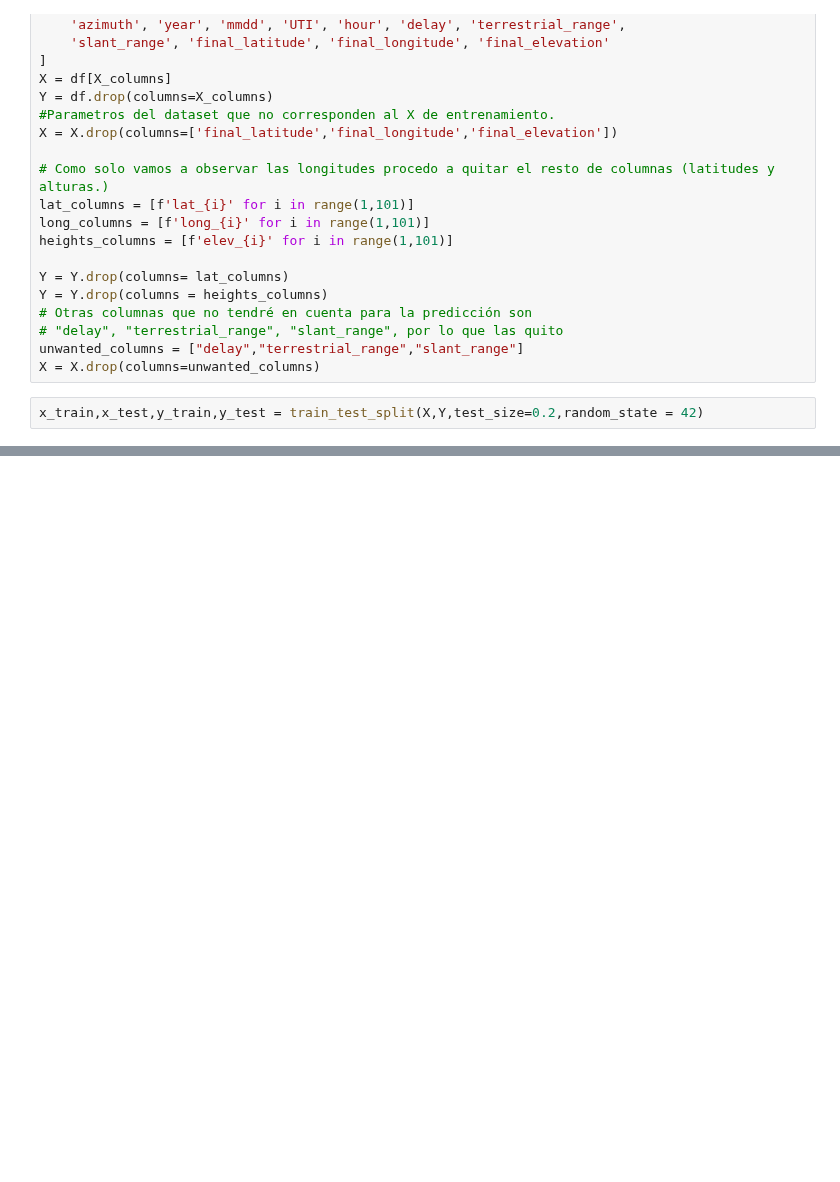
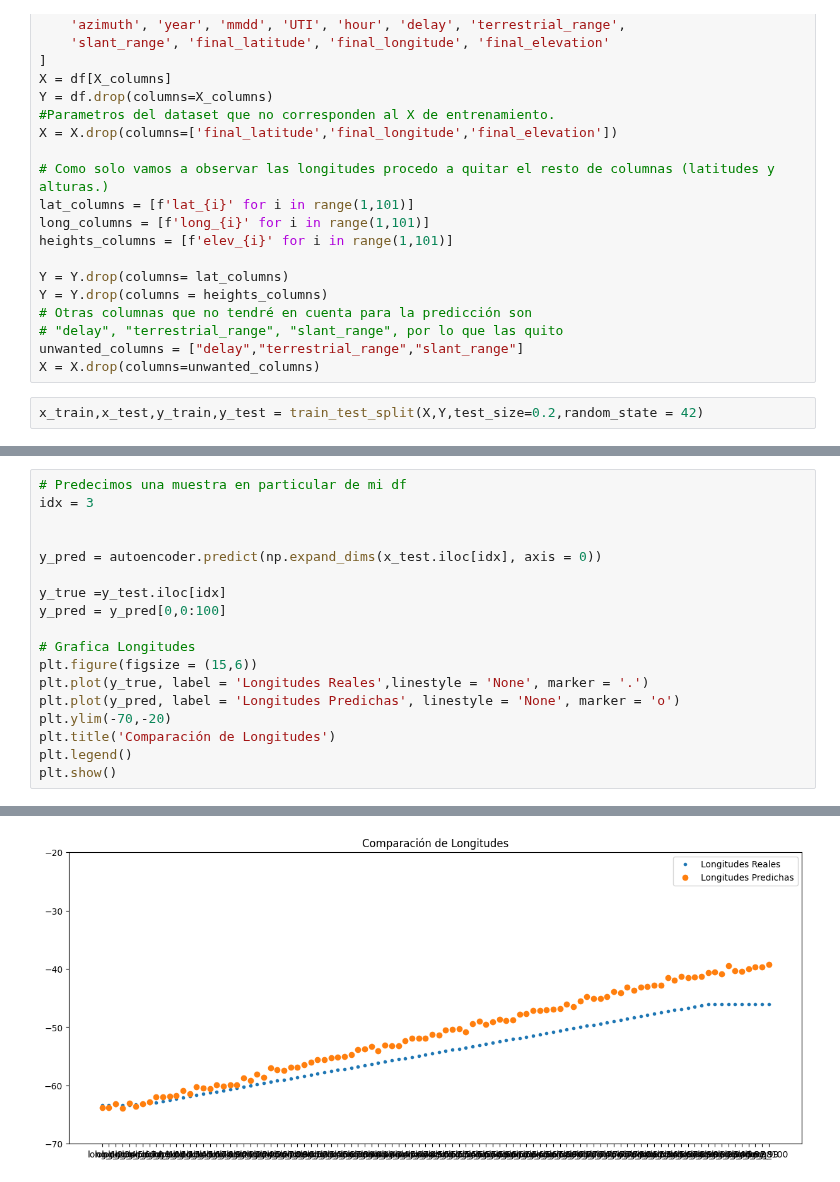
Before and after one commit to ValeFernando840/Ray-Tracing, a Jupyter notebook: Entrenamiento_Longitudes.ipynb, the cells around one changed output, grey strips where cells are left out. Drawn from its saved outputs; the diff is of its cells as text; blank space fills up the shorter version.

```diff
--- a/Entrenamiento_Longitudes.ipynb
+++ b/Entrenamiento_Longitudes.ipynb
@@ -38,0 +132,19 @@ x_train,x_test,y_train,y_test = train_test_split(X,Y,test_size=0.2,random_state
+# %%
+# Predecimos una muestra en particular de mi df
+idx = 3
+
+
+y_pred = autoencoder.predict(np.expand_dims(x_test.iloc[idx], axis = 0))
+
+y_true =y_test.iloc[idx]
+y_pred = y_pred[0,0:100]
+
+# Grafica Longitudes
+plt.figure(figsize = (15,6))
+plt.plot(y_true, label = 'Longitudes Reales',linestyle = 'None', marker = '.')
+plt.plot(y_pred, label = 'Longitudes Predichas', linestyle = 'None', marker = 'o')
+plt.ylim(-70,-20)
+plt.title('Comparación de Longitudes')
+plt.legend()
+plt.show()
+# %% [output]
@@ -38,0 +152 @@ x_train,x_test,y_train,y_test = train_test_split(X,Y,test_size=0.2,random_state
+[figure, added]
```
Also changed, not shown: parts of 8 cells of this notebook, 2 other files.
